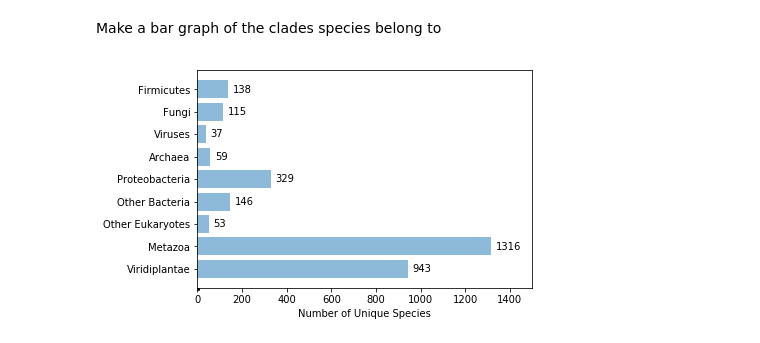
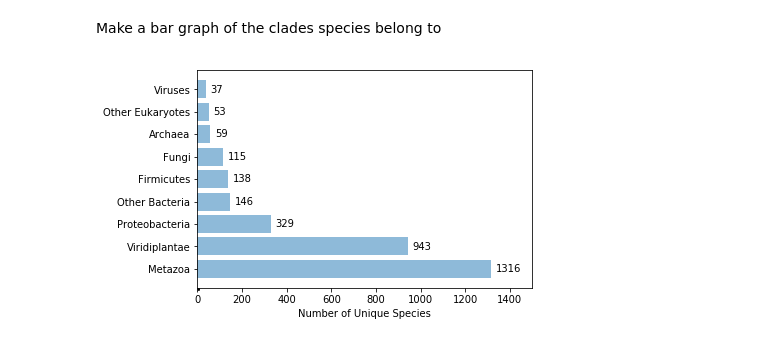
Before and after one commit to sable-cat/anthropocentric-sequencing, a Jupyter notebook: Results.ipynb, the cells around one changed output. Saved outputs shown, nothing was run; the diff lists cells and outputs as text; code cells hidden in the pictures.

Commit message:
Sort bar graph

```diff
--- a/Results.ipynb
+++ b/Results.ipynb
@@ -141,6 +141,9 @@ hostsPerVirusPlot(myEntries)
 # %% [markdown]
 Make a bar graph of the clades species belong to
 # %%
+def pcc_sort(item):
+    return item[1]
+
 def hostCladesPlot(myEntries):
     countedHostIds = []
     cladeCounter = Counter()
@@ -166,32 +169,34 @@ def hostCladesPlot(myEntries):
             prunedCladeCounter.add( (clade1, clade1), count )
 
     #print(prunedCladeCounter.dict)
+    pcc_items = sorted(list(prunedCladeCounter.items()), key=pcc_sort, reverse=True)
+
     clades = []
     counts = []
-    for (clade1, clade2), count in prunedCladeCounter.items():
+    for (clade1, clade2), count in pcc_items:
         clade = None
         if (clade2 == 'Eukaryota'):
             clade = 'Other Eukaryotes'
         elif (clade2 == 'Bacteria'):
             clade = 'Other Bacteria'
         else:
             clade = clade2
         clades.append(clade)
         counts.append(count)
 
     fig, ax = plt.subplots()
 
     y_pos = np.arange(len(clades))
     bars = ax.barh(y_pos, counts, align='center', alpha=0.5, tick_label=clades)
     ax.set_xticks(y_pos, clades)
     ax.set_xlabel('Number of Unique Species')
     ax.set_xlim(0, 1500)
 
     for bar in bars:
         width = bar.get_width()
         plt.text(width + 20, bar.get_y() + bar.get_height()/2., '%d' % int(width), ha='left', va='center')
         #plt.text(bar.get_x() + bar.get_width()/2., height-1000, '%d' % int(height), ha='center', va='bottom')
 
 hostCladesPlot(myEntries)
 # %% [output]
-[figure, old version]
+[figure, new version]
```
